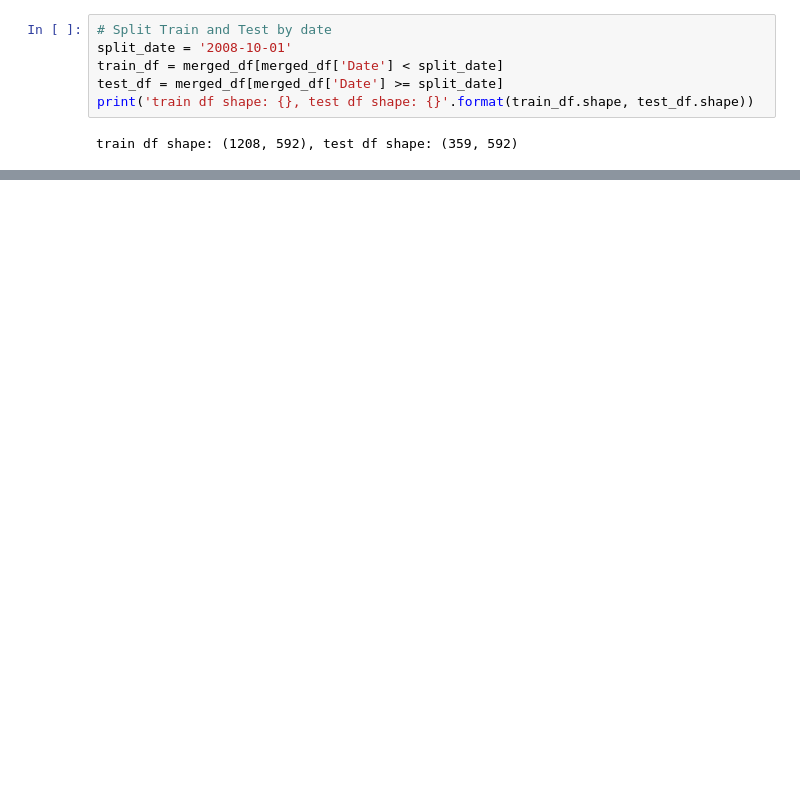
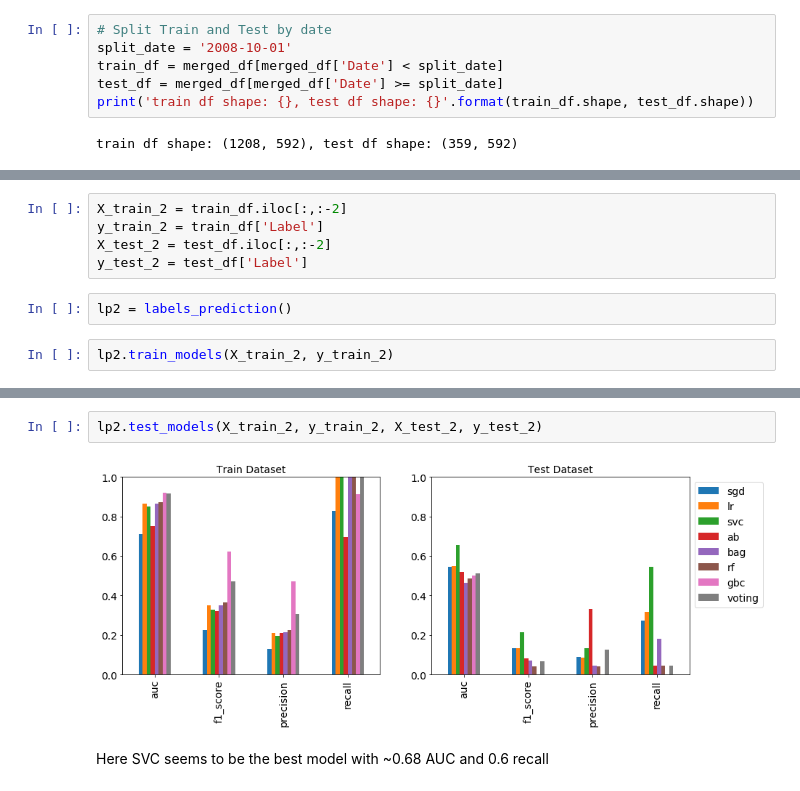
Before and after one commit to stephenleo87/uci-semicon, a Jupyter notebook: Labels_Prediction.ipynb, the cells around one changed output, grey strips where cells are left out. Saved outputs shown, nothing was run; the diff lists cells and outputs as text; blank space fills up the shorter version.

```diff
--- a/Labels_Prediction.ipynb
+++ b/Labels_Prediction.ipynb
@@ -635,0 +332,9 @@ print('Test Precision: {:0.2f}. Train Recall: {:0.2f}'.format(precision, recall)
+# %%
+X_train_2 = train_df.iloc[:,:-2]
+y_train_2 = train_df['Label']
+X_test_2 = test_df.iloc[:,:-2]
+y_test_2 = test_df['Label']
+# %%
+lp2 = labels_prediction()
+# %%
+lp2.train_models(X_train_2, y_train_2)
@@ -635,0 +351,6 @@ print('Test Precision: {:0.2f}. Train Recall: {:0.2f}'.format(precision, recall)
+# %%
+lp2.test_models(X_train_2, y_train_2, X_test_2, y_test_2)
+# %% [output]
+[figure, added]
+# %% [markdown]
+Here SVC seems to be the best model with ~0.68 AUC and 0.6 recall
```
Also changed, not shown: parts of 86 cells of this notebook.
